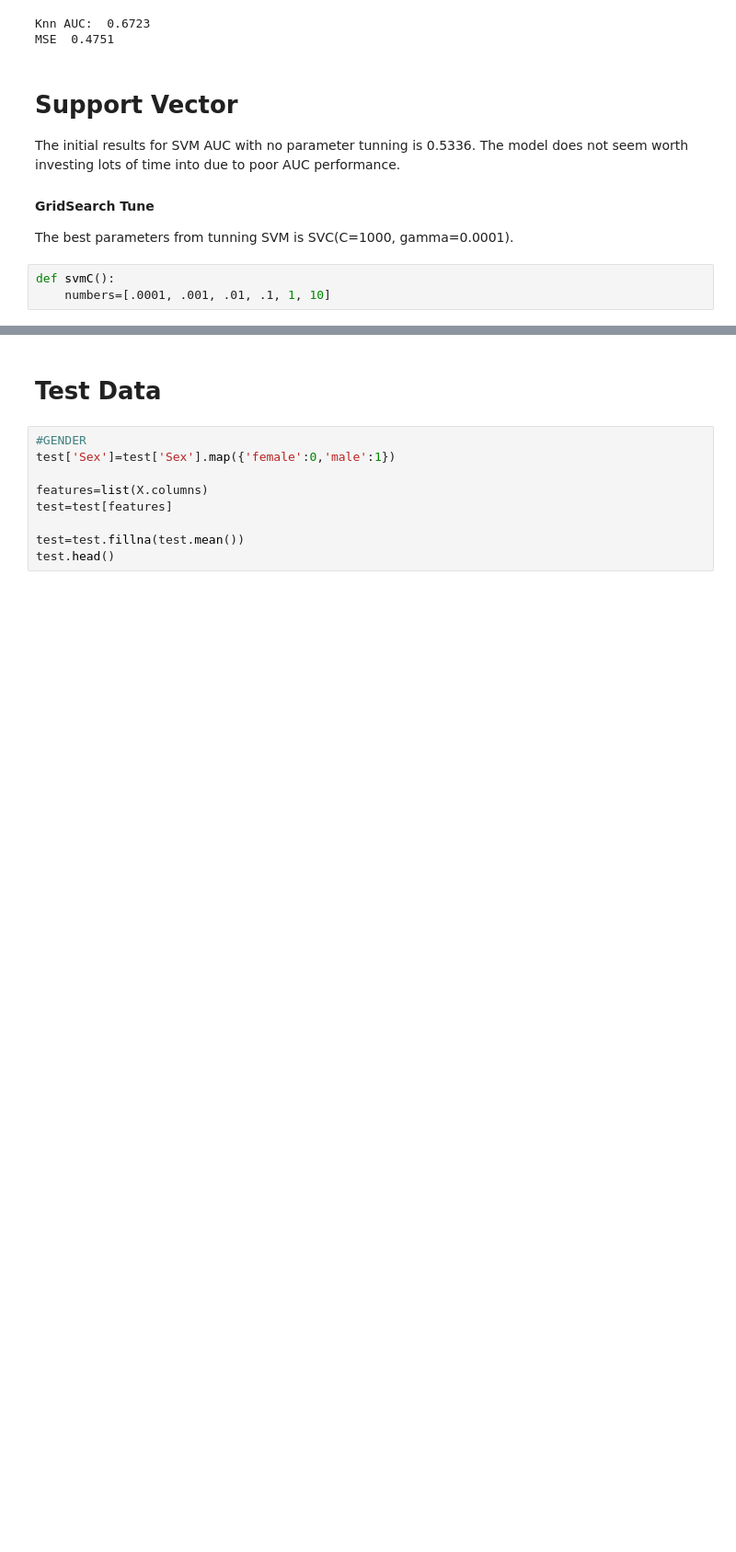
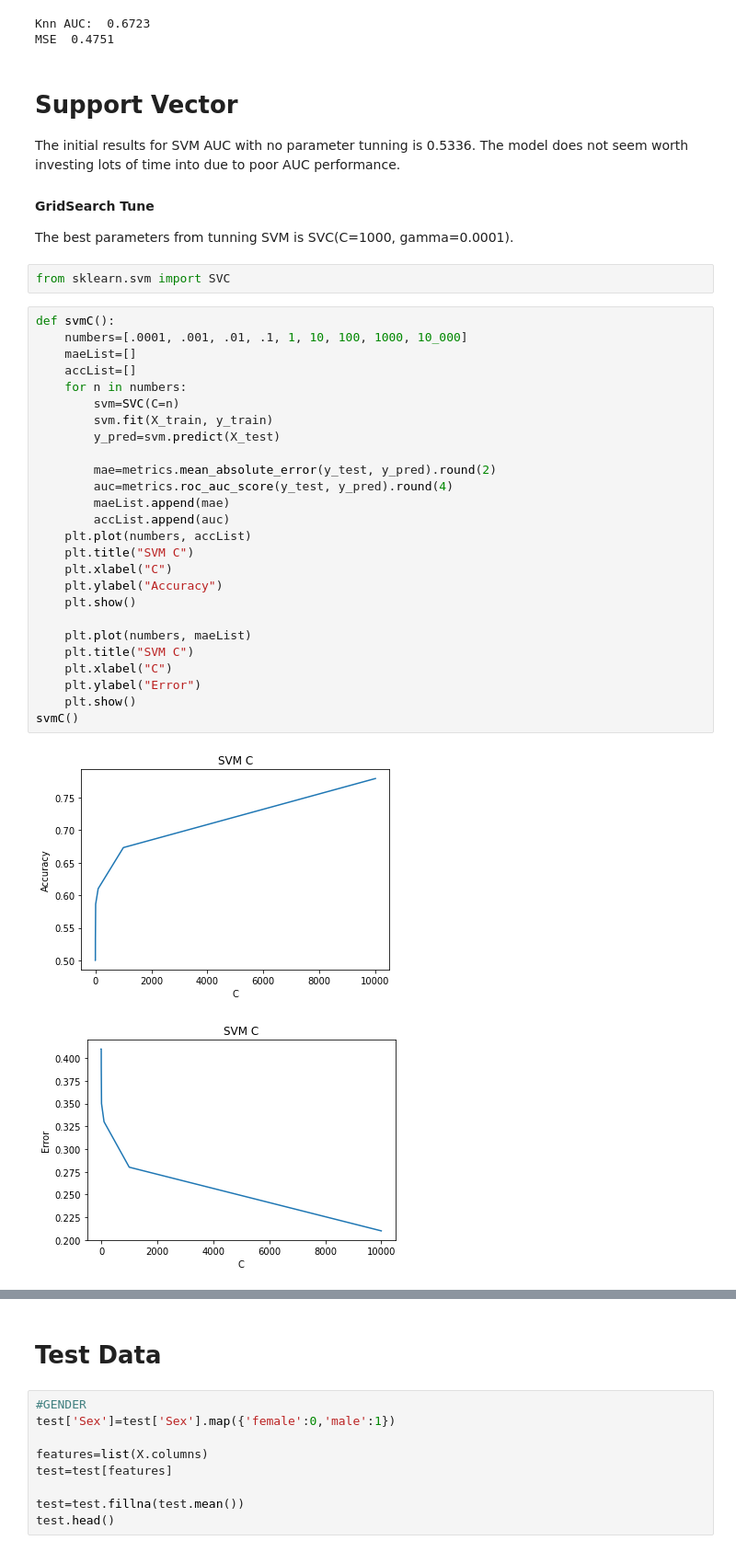
Before and after one commit to ScottySchmidt/MachineLearning, a Jupyter notebook: svmKnnGrid.ipynb, the cells around one changed output, grey strips where cells are left out. Shown at 92% size. Cells and saved outputs as stored; diff of their text form; blank space fills up the shorter version.

```diff
--- a/svmKnnGrid.ipynb
+++ b/svmKnnGrid.ipynb
@@ -270,6 +270,34 @@ The initial results for SVM AUC with no parameter tunning is 0.5336.  The model
 
 #### GridSearch Tune
 The best parameters from tunning SVM is SVC(C=1000, gamma=0.0001).
-# %%
-def svmC():
-    numbers=[.0001, .001, .01, .1, 1, 10]
+# %%
+from sklearn.svm import SVC
+# %%
+def svmC():
+    numbers=[.0001, .001, .01, .1, 1, 10, 100, 1000, 10_000]
+    maeList=[]
+    accList=[]
+    for n in numbers:
+        svm=SVC(C=n)
+        svm.fit(X_train, y_train)
+        y_pred=svm.predict(X_test)
+
+        mae=metrics.mean_absolute_error(y_test, y_pred).round(2)
+        auc=metrics.roc_auc_score(y_test, y_pred).round(4)
+        maeList.append(mae)
+        accList.append(auc)
+    plt.plot(numbers, accList)
+    plt.title("SVM C")
+    plt.xlabel("C")
+    plt.ylabel("Accuracy")
+    plt.show()
+
+    plt.plot(numbers, maeList)
+    plt.title("SVM C")
+    plt.xlabel("C")
+    plt.ylabel("Error")
+    plt.show()
+svmC()
+# %% [output]
+[figure, added]
+[figure, added]
```
Also changed, not shown: parts of 8 cells of this notebook.
